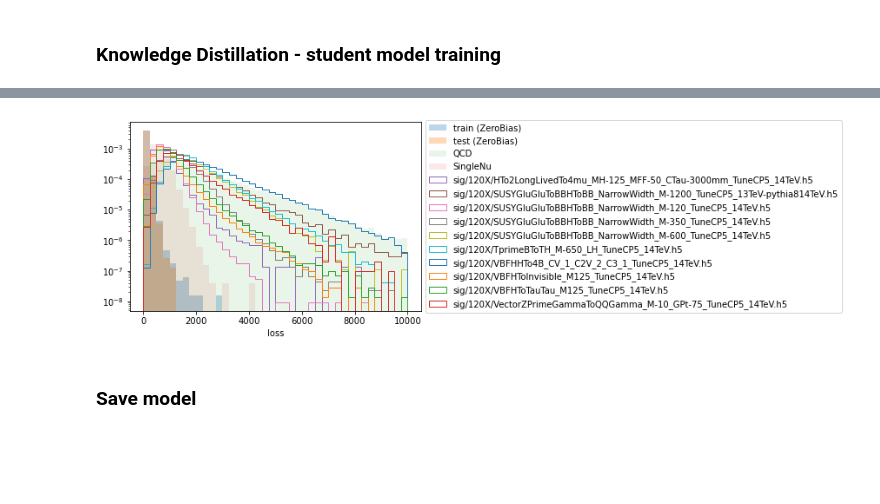
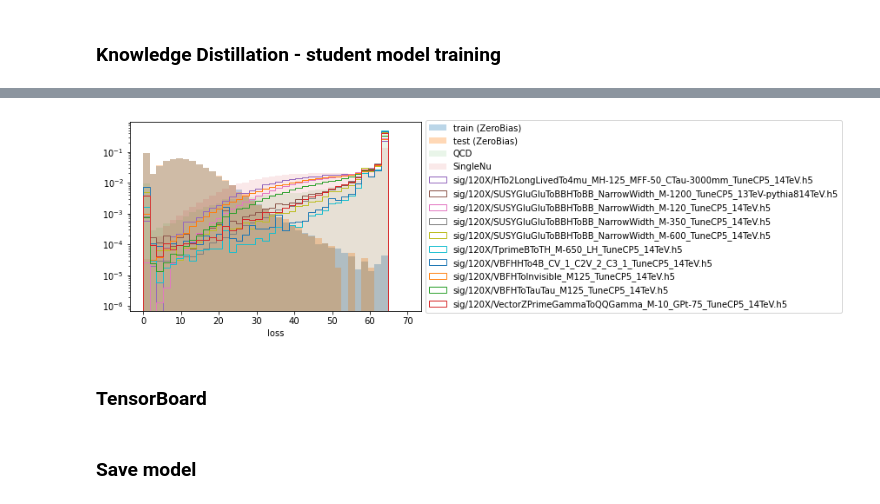
Before and after one commit to hftsoi/ML_CMSL1CaloTrigger, a Jupyter notebook: ConvAE_training.ipynb, the cells around one changed output, grey strips where cells are left out. Drawn from its saved outputs; the diff is of its cells as text; code cells hidden in the pictures; blank space fills up the shorter version.

Commit message:
add quantization-aware training

```diff
--- a/ConvAE_training.ipynb
+++ b/ConvAE_training.ipynb
@@ -681,0 +599,18 @@ _________________________________________________________________
+# %%
+#For quantization-aware training
+x_in = layers.Input(shape = (18, 14, 1))
+x = layers.Flatten()(x_in)
+x = qkeras.QDense(26,
+                  kernel_quantizer = qkeras.quantized_bits(10, 5, 1),
+                  bias_quantizer = qkeras.quantized_bits(6, 3, 1))(x)
+x = qkeras.QActivation('quantized_relu(bits=10, integer=5)')(x)
+x = layers.BatchNormalization()(x)
+x = layers.Dropout(rate = 0.3)(x)
+x = qkeras.QDense(1,
+                  kernel_quantizer = qkeras.quantized_bits(10, 5, 1),
+                  bias_quantizer = qkeras.quantized_bits(6, 3, 1))(x)
+x = qkeras.QActivation('quantized_relu(bits=10, integer=6)')(x)
+
+model_student = tf.keras.models.Model(x_in, x)
+model_student.summary()
+model_student.compile(optimizer = 'adam', loss = 'mse')
@@ -682,10 +635,11 @@ _________________________________________________________________
 # %%
 #For transferring knowledge from teacher model to student model
-history_student = model_student.fit(X_train, 100.*X_train_loss,
+history_student = model_student.fit(X_train, 10.*X_train_loss,
                                     epochs = 100,
-                                    validation_data = (X_val, 100.*X_val_loss),
+                                    validation_data = (X_val, 10.*X_val_loss),
                                     batch_size = 256,
                                     callbacks = [
+                                        #tensorboard_callback,
                                         tf.keras.callbacks.EarlyStopping(monitor = "val_loss", patience = 5, mode = "min")
                                     ])
 # %% [output]
@@ -735,17 +689,19 @@ for i in range(len(MC_zb)):
 # %%
 #Plot loss distributions
 nbins = 40
 rmin = 0
-rmax = 10000
+rmax = 70
 plt.hist(X_train_predict_student, density = 1, bins = nbins, alpha = 0.3, label = 'train (ZeroBias)', range = (rmin, rmax), log = True)
 plt.hist(X_test_predict_student, density = 1, bins = nbins, alpha = 0.3, label = 'test (ZeroBias)', range = (rmin, rmax))
 plt.hist(MC_zb_predict_student[0], density = 1, bins = nbins, label = 'QCD', alpha = 0.1, histtype = 'stepfilled', range = (rmin, rmax))
 plt.hist(MC_zb_predict_student[1], density = 1, bins = nbins, label = 'SingleNu', alpha = 0.1, histtype = 'stepfilled', range = (rmin, rmax))
 for i in range(40,50):
     plt.hist(MC_zb_predict_student[i], density = 1, bins = nbins, label = MC_files[i], histtype = 'step', range = (rmin, rmax))
 plt.legend(loc='center left', bbox_to_anchor=(1, 0.5))
 plt.xlabel("loss")
 #plt.xticks(np.arange(rmin, rmax, step = 0.0002))
 plt.show()
 # %% [output]
-[figure, old version]
+[figure, new version]
+# %% [markdown]
+### TensorBoard
```
Also changed, not shown: parts of 24 cells of this notebook, 9 other files.
